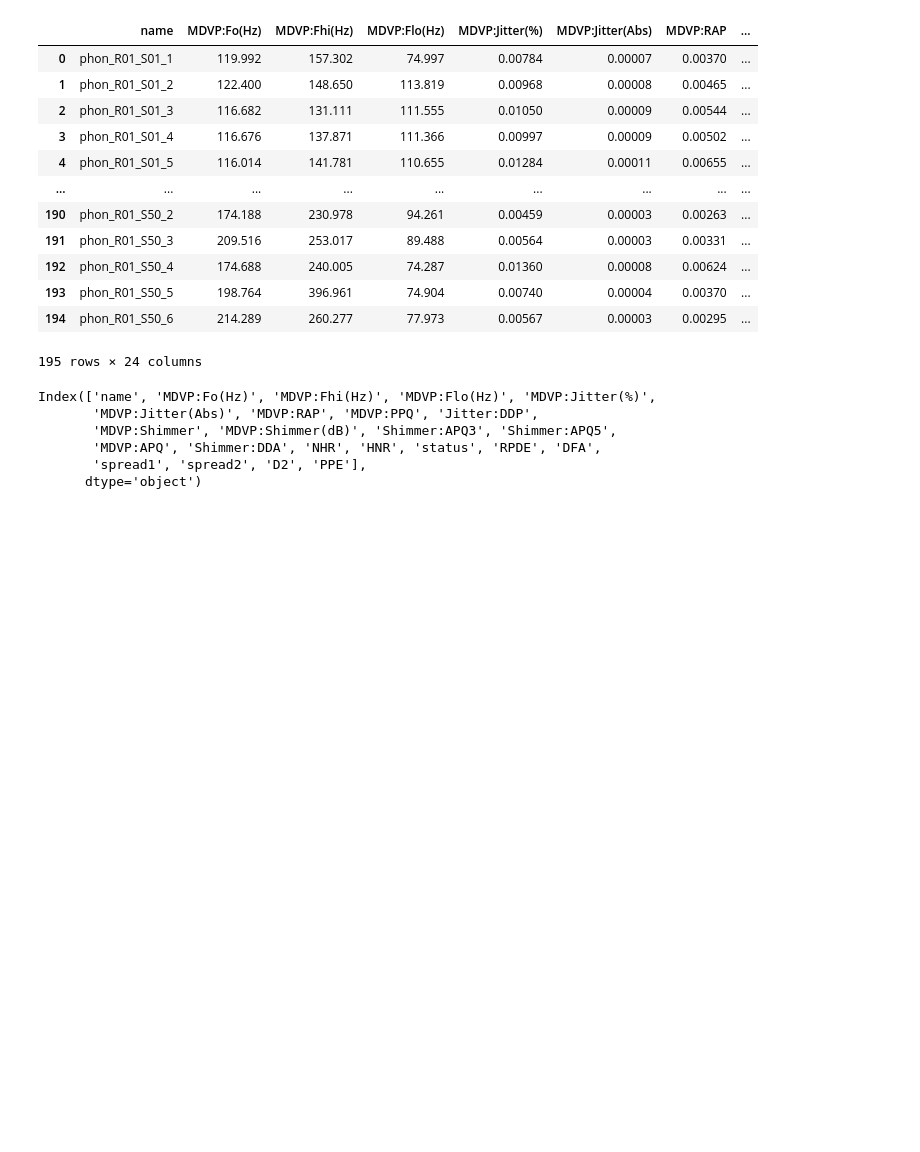
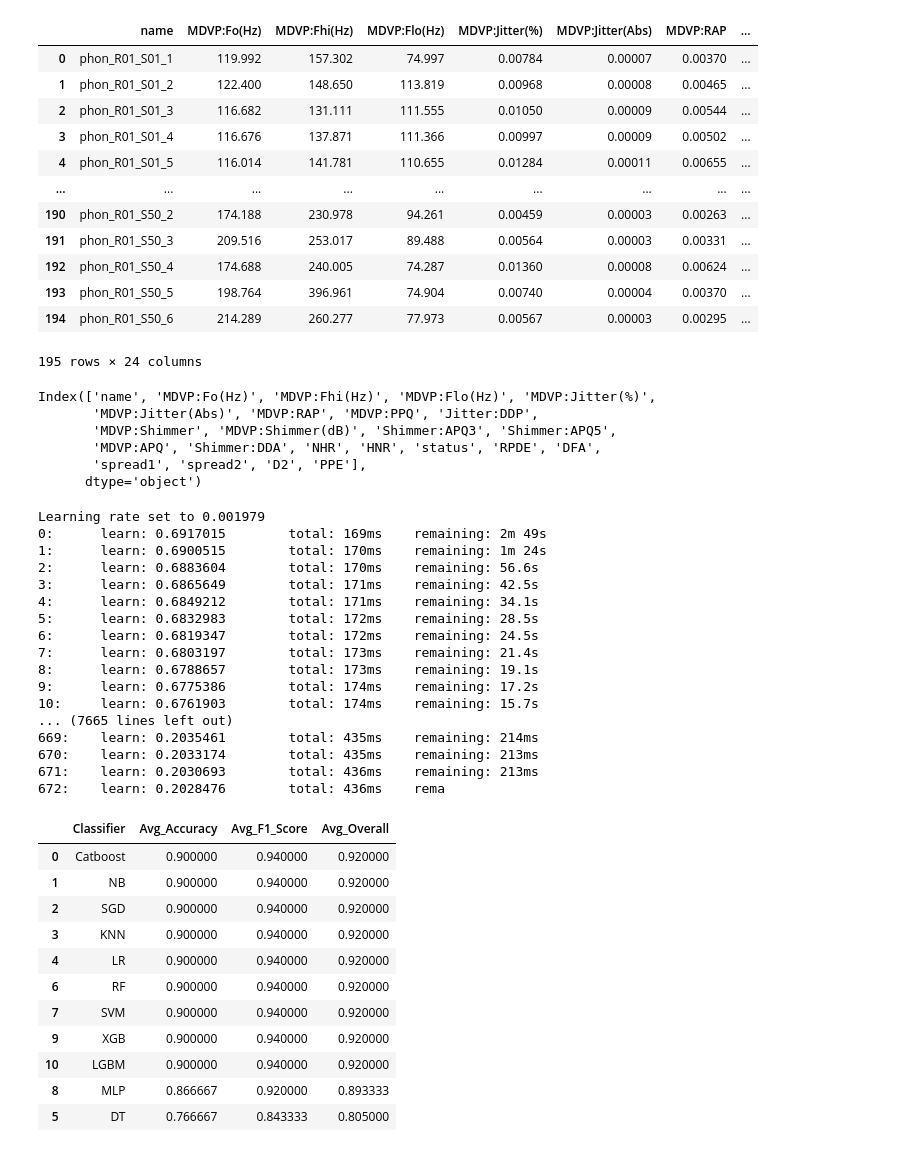
Before and after one commit to uraninjo/DiseaseDetection, a Jupyter notebook: DataScience/directapp.ipynb, the cells around one changed output. Drawn from its saved outputs; the diff is of its cells as text; code cells hidden in the pictures; blank space fills up the shorter version.

```diff
--- a/DataScience/directapp.ipynb
+++ b/DataScience/directapp.ipynb
@@ -43,3 +43,18 @@ Index(['name', 'MDVP:Fo(Hz)', 'MDVP:Fhi(Hz)', 'MDVP:Flo(Hz)', 'MDVP:Jitter(%)',
        'MDVP:APQ', 'Shimmer:DDA', 'NHR', 'HNR', 'status', 'RPDE', 'DFA',
        'spread1', 'spread2', 'D2', 'PPE'],
       dtype='object')
+# %%
+df.drop('name',axis=1,inplace=True)
+# %%
+X_train = df.drop("status", axis=1)
+y_train = df.status
+
+from sklearn.model_selection import train_test_split
+
+X_train, X_test, y_train, y_test = train_test_split(X_train, y_train, test_size=0.12, random_state=42)
+# %%
+from sklearn.preprocessing import StandardScaler
+scaler = StandardScaler()
+
+X_train_scaled = scaler.fit_transform(X_train)
+X_test_scaled = scaler.transform(X_test)
@@ -45,0 +75,62 @@ Index(['name', 'MDVP:Fo(Hz)', 'MDVP:Fhi(Hz)', 'MDVP:Flo(Hz)', 'MDVP:Jitter(%)',
+# %%
+classifiers = {
+    'Catboost': CatBoostClassifier(),
+    "NB": GaussianNB(),
+    "SGD": SGDClassifier(),
+    "KNN": KNeighborsClassifier(),
+    "LR": LogisticRegression(max_iter=1000),
+    "DT": DecisionTreeClassifier(),
+    "RF": RandomForestClassifier(n_estimators=100, max_depth=3, random_state=2),
+    "SVM": SVC(),
+    "MLP": MLPClassifier(max_iter=1000),
+    "XGB": XGBClassifier(),
+    "LGBM": LGBMClassifier()
+}
+
+results = pd.DataFrame(columns=["Classifier", "Avg_Accuracy", "Avg_F1_Score"])
+for name, clf in classifiers.items():
+    model = clf
+    cv_results = cross_validate(
+        model, X_test_scaled, y_test, cv=10,
+        scoring=(['accuracy', 'f1'])
+    )
+
+    results = results.append({
+        "Classifier": name,
+        "Avg_Accuracy": cv_results['test_accuracy'].mean(),
+        "Avg_F1_Score": cv_results['test_f1'].mean()
+    }, ignore_index=True)
+
+results["Avg_Overall"] = (results["Avg_Accuracy"] + results["Avg_F1_Score"]) / 2
+results = results.sort_values("Avg_Overall", ascending=False)
+results
+# %% [output]
+Learning rate set to 0.001979
+0:      learn: 0.6917015        total: 169ms    remaining: 2m 49s
+1:      learn: 0.6900515        total: 170ms    remaining: 1m 24s
+2:      learn: 0.6883604        total: 170ms    remaining: 56.6s
+3:      learn: 0.6865649        total: 171ms    remaining: 42.5s
+4:      learn: 0.6849212        total: 171ms    remaining: 34.1s
+5:      learn: 0.6832983        total: 172ms    remaining: 28.5s
+6:      learn: 0.6819347        total: 172ms    remaining: 24.5s
+7:      learn: 0.6803197        total: 173ms    remaining: 21.4s
+8:      learn: 0.6788657        total: 173ms    remaining: 19.1s
+9:      learn: 0.6775386        total: 174ms    remaining: 17.2s
+10:     learn: 0.6761903        total: 174ms    remaining: 15.7s
+... (7665 lines left out)
+669:    learn: 0.2035461        total: 435ms    remaining: 214ms
+670:    learn: 0.2033174        total: 435ms    remaining: 213ms
+671:    learn: 0.2030693        total: 436ms    remaining: 213ms
+672:    learn: 0.2028476        total: 436ms    rema
+|  | Classifier | Avg_Accuracy | Avg_F1_Score | Avg_Overall |
+| 0 | Catboost | 0.900000 | 0.940000 | 0.920000 |
+| 1 | NB | 0.900000 | 0.940000 | 0.920000 |
+| 2 | SGD | 0.900000 | 0.940000 | 0.920000 |
+| 3 | KNN | 0.900000 | 0.940000 | 0.920000 |
+| 4 | LR | 0.900000 | 0.940000 | 0.920000 |
+| 6 | RF | 0.900000 | 0.940000 | 0.920000 |
+| 7 | SVM | 0.900000 | 0.940000 | 0.920000 |
+| 9 | XGB | 0.900000 | 0.940000 | 0.920000 |
+| 10 | LGBM | 0.900000 | 0.940000 | 0.920000 |
+| 8 | MLP | 0.866667 | 0.920000 | 0.893333 |
+| 5 | DT | 0.766667 | 0.843333 | 0.805000 |
```
Also changed, not shown: parts of 7 cells of this notebook, 4 other files.
